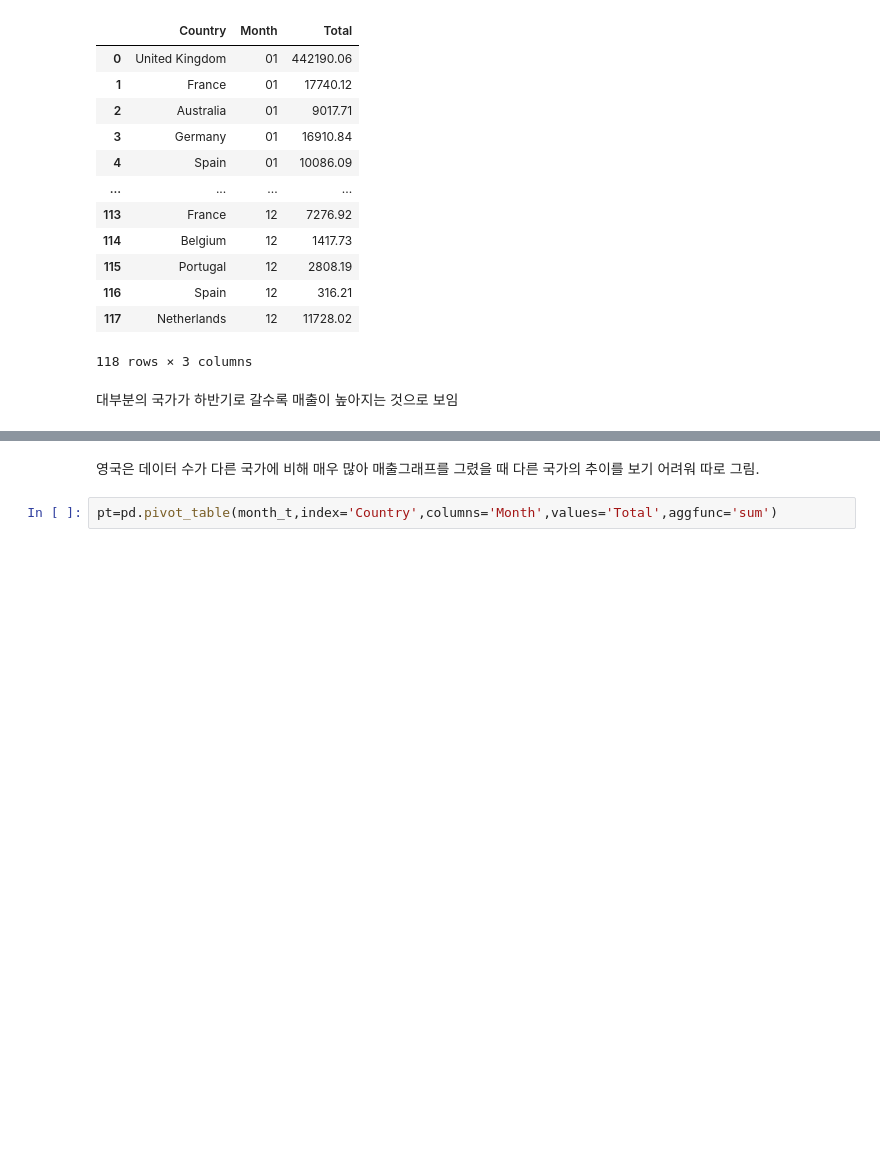
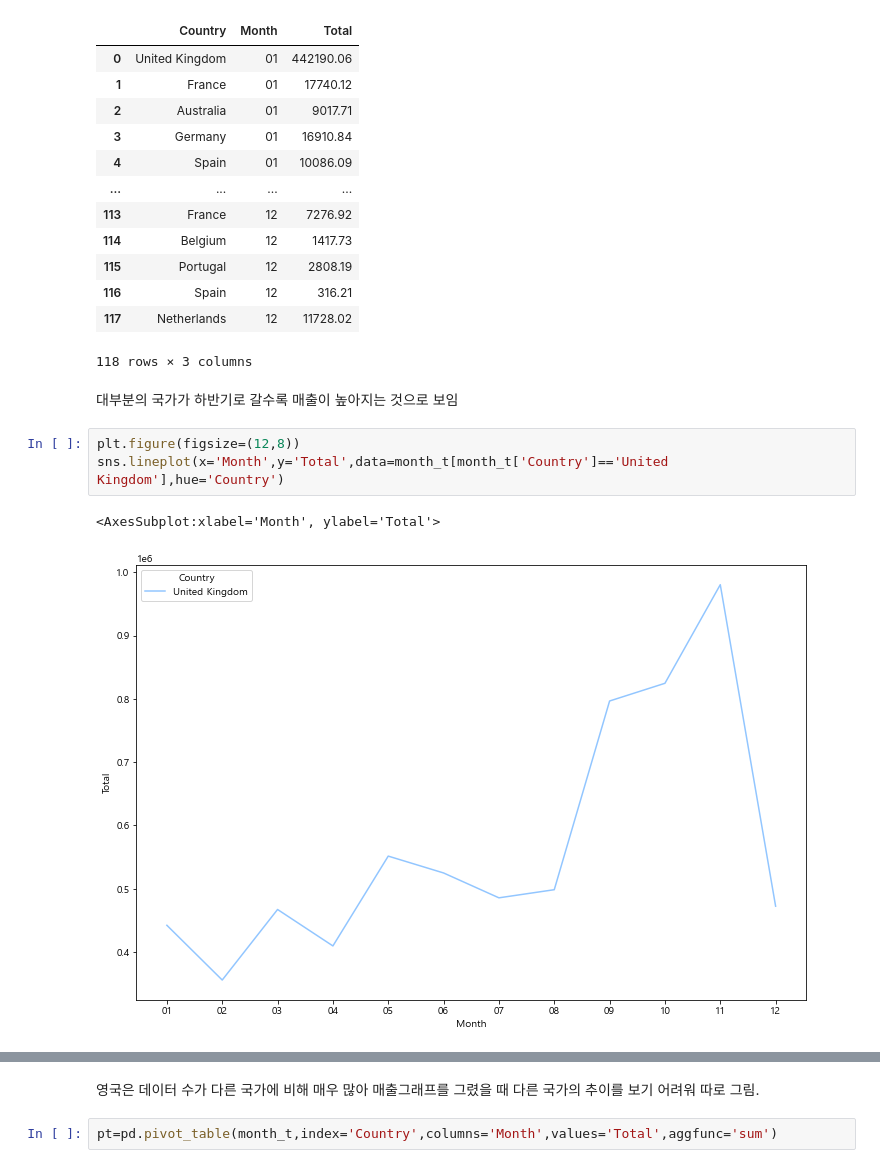
Before and after one commit to JungHunL22/Customer_Analysis_PLT, a Jupyter notebook: code/국가별 비교 시각화.ipynb, the cells around one changed output, grey strips where cells are left out. Cells and saved outputs as stored; diff of their text form; blank space fills up the shorter version.

```diff
--- a/code/국가별 비교 시각화.ipynb
+++ b/code/국가별 비교 시각화.ipynb
@@ -66,6 +66,12 @@ month_t
 118 rows × 3 columns
 # %% [markdown]
 대부분의 국가가 하반기로 갈수록 매출이 높아지는 것으로 보임
+# %%
+plt.figure(figsize=(12,8))
+sns.lineplot(x='Month',y='Total',data=month_t[month_t['Country']=='United Kingdom'],hue='Country')
+# %% [output]
+<AxesSubplot:xlabel='Month', ylabel='Total'>
+[figure, added]
 # %%
 plt.figure(figsize=(12,8))
 sns.lineplot(x='Month',y='Total',data=month_t[month_t['Country']!='United Kingdom'],hue='Country')
```
Also changed, not shown: parts of 17 cells of this notebook, 4 other files.
